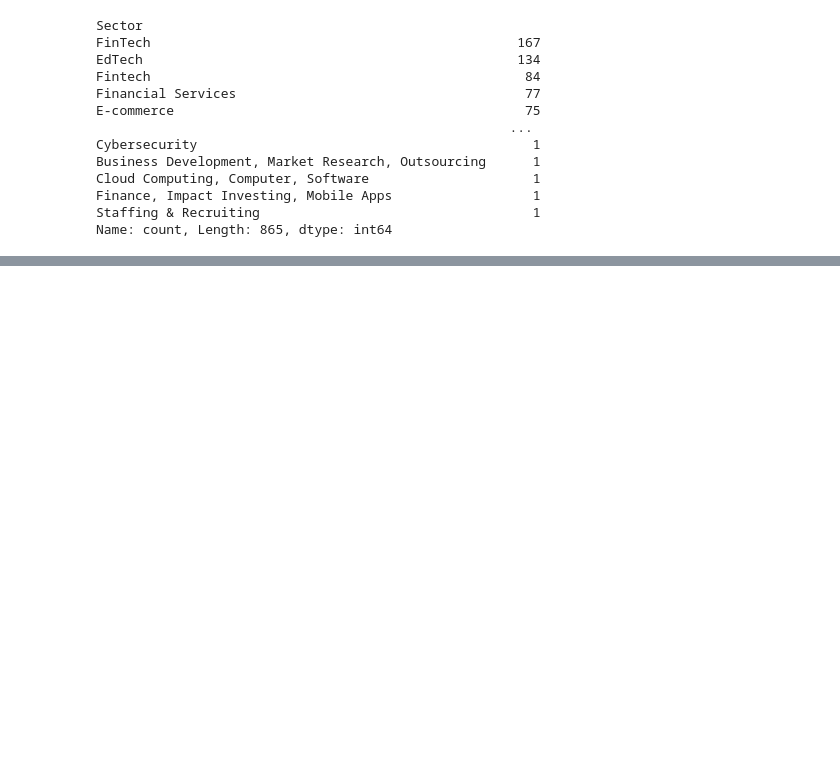
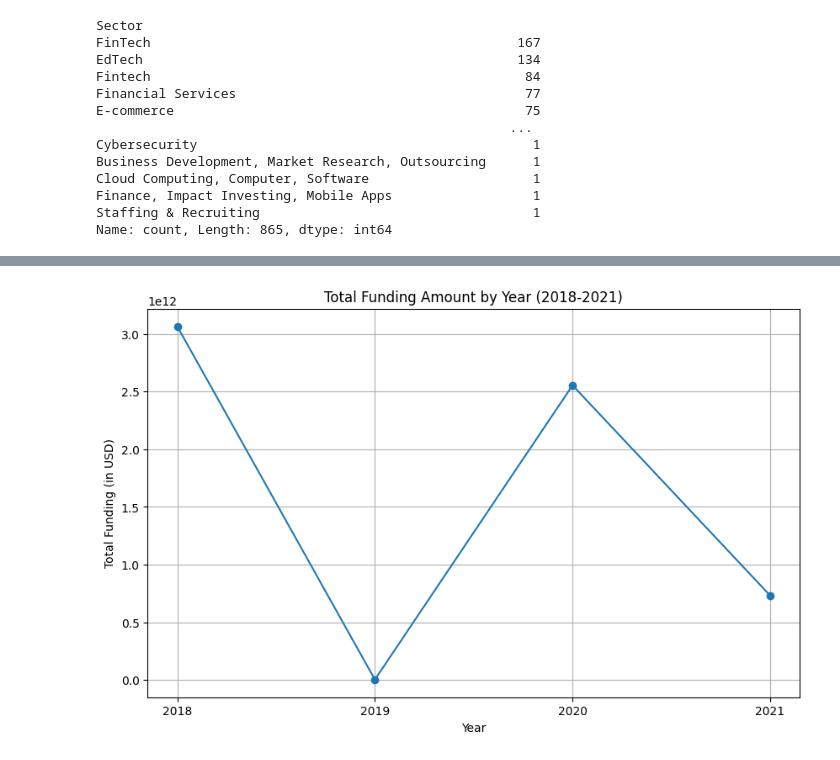
Before and after one commit to MillicentAgyir/Team-Belize-Live-Project-1, a Jupyter notebook: Notebooks/my_notebook.ipynb, the cells around one changed output, grey strips where cells are left out. Drawn from its saved outputs; the diff is of its cells as text; code cells hidden in the pictures; blank space fills up the shorter version.

```diff
--- a/Notebooks/my_notebook.ipynb
+++ b/Notebooks/my_notebook.ipynb
@@ -683,0 +755,6 @@ Name: count, Length: 865, dtype: int64
+# %%
+# Calculate the total funding amount for each year
+annual_funding = combined_data.groupby('Year')['Amount'].sum().reset_index()
+
+# Display the annual funding
+annual_funding
@@ -683,0 +767,12 @@ Name: count, Length: 865, dtype: int64
+# %%
+# Plot the annual funding
+plt.figure(figsize=(10, 6))
+plt.plot(annual_funding['Year'], annual_funding['Amount'], marker='o')
+plt.xticks(annual_funding['Year'])  # Set x-axis ticks to be the year values only
+plt.xlabel('Year')
+plt.ylabel('Total Funding (in USD)')
+plt.title('Total Funding Amount by Year (2018-2021)')
+plt.grid(True)
+plt.show()
+# %% [output]
+[figure, added]
```
Also changed, not shown: parts of 8 cells of this notebook.
